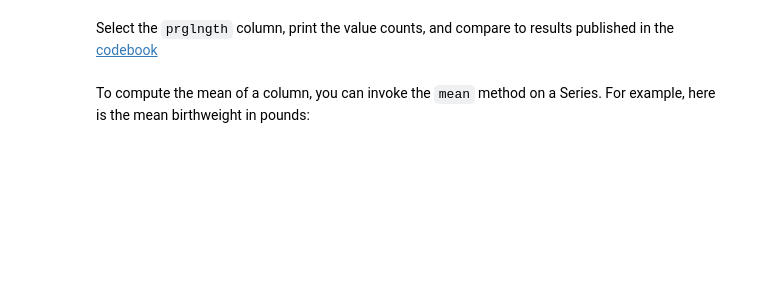
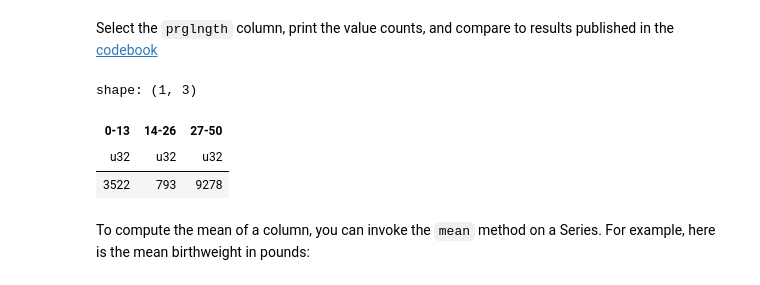
Before and after one commit to victorteodoro/ThinkStats2, a Jupyter notebook: code/chap01ex.ipynb, the cells around one changed output. Cells and saved outputs as stored; diff of their text form; code cells hidden in the pictures; blank space fills up the shorter version.

```diff
--- a/code/chap01ex.ipynb
+++ b/code/chap01ex.ipynb
@@ -163,3 +183,19 @@ Select the `prglngth` column, print the value counts, and compare to results pub
+# %%
+preg_polars = pl.DataFrame(preg)
+# %%
+preg_polars.select(
+    pl.col('prglngth').filter(pl.col('prglngth').is_in(
+        range(0, 14))).count().alias('0-13'),
+    pl.col('prglngth').filter(pl.col('prglngth').is_in(
+        range(14, 27))).count().alias('14-26'),
+    pl.col('prglngth').filter(pl.col('prglngth').is_in(
+        range(27, 51))).count().alias('27-50')
+)
+# %% [output]
+shape: (1, 3)
+| 0-13 | 14-26 | 27-50 |
+| u32 | u32 | u32 |
+| 3522 | 793 | 9278 |
 # %% [markdown]
 To compute the mean of a column, you can invoke the `mean` method on a Series.  For example, here is the mean birthweight in pounds:
 # %%
```
Also changed, not shown: parts of 20 cells of this notebook.
